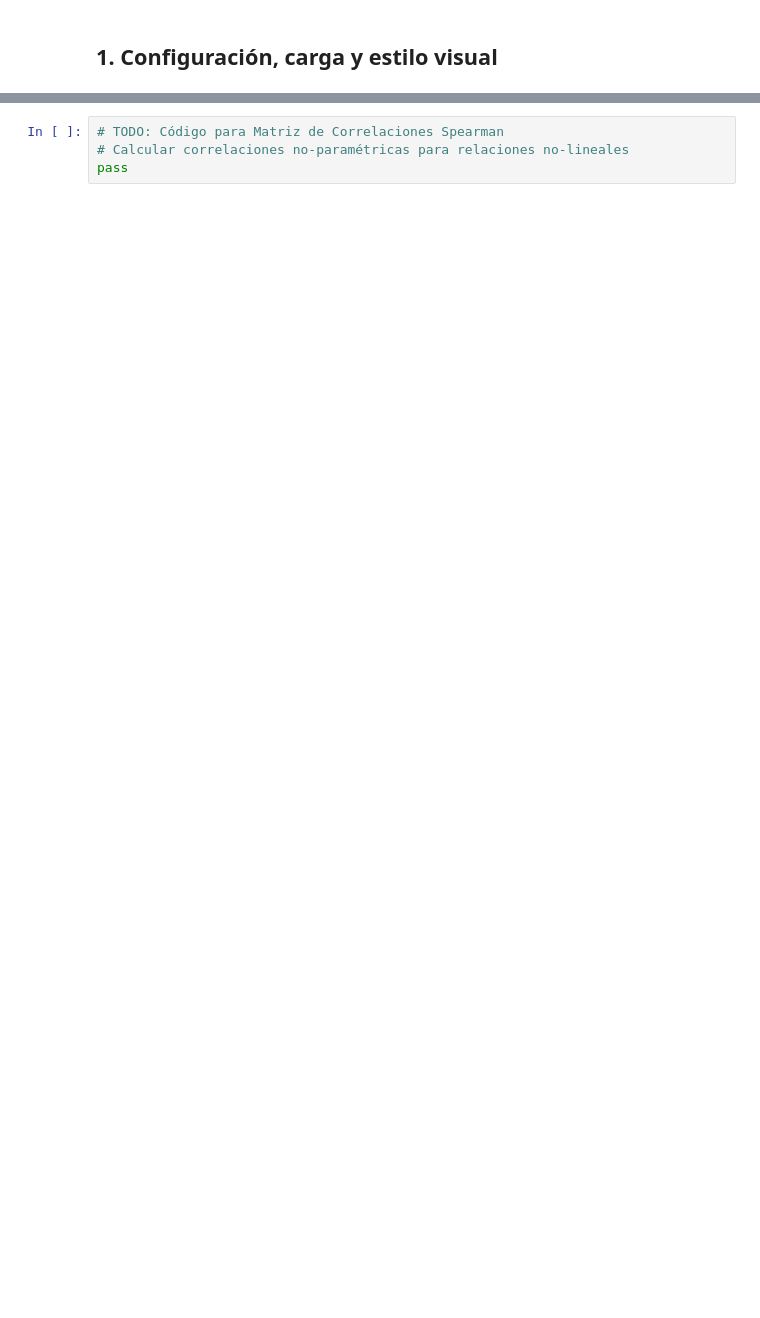
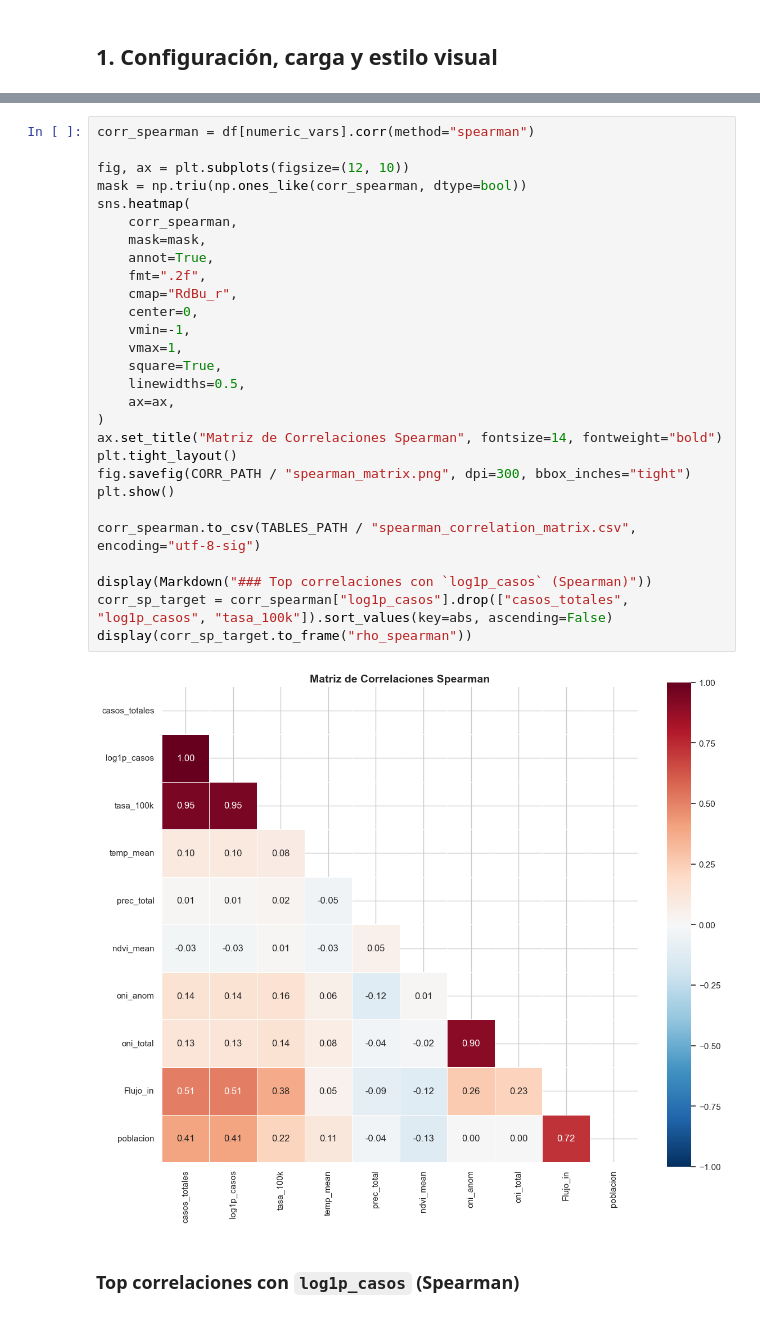
Before and after one commit to Camil0MV/colombia-dengue-data-analysis, a Jupyter notebook: notebooks/02_eda_multivariate.ipynb, the cells around one changed output, grey strips where cells are left out. Cells and saved outputs as stored; diff of their text form; blank space fills up the shorter version.

```diff
--- a/notebooks/02_eda_multivariate.ipynb
+++ b/notebooks/02_eda_multivariate.ipynb
@@ -57,4 +139,31 @@ Calcular correlaciones no-paramétricas para relaciones no-lineales
 # %%
-# TODO: Código para Matriz de Correlaciones Spearman
-# Calcular correlaciones no-paramétricas para relaciones no-lineales
-pass
+corr_spearman = df[numeric_vars].corr(method="spearman")
+
+fig, ax = plt.subplots(figsize=(12, 10))
+mask = np.triu(np.ones_like(corr_spearman, dtype=bool))
+sns.heatmap(
+    corr_spearman,
+    mask=mask,
+    annot=True,
+    fmt=".2f",
+    cmap="RdBu_r",
+    center=0,
+    vmin=-1,
+    vmax=1,
+    square=True,
+    linewidths=0.5,
+    ax=ax,
+)
+ax.set_title("Matriz de Correlaciones Spearman", fontsize=14, fontweight="bold")
+plt.tight_layout()
+fig.savefig(CORR_PATH / "spearman_matrix.png", dpi=300, bbox_inches="tight")
+plt.show()
+
+corr_spearman.to_csv(TABLES_PATH / "spearman_correlation_matrix.csv", encoding="utf-8-sig")
+
+display(Markdown("### Top correlaciones con `log1p_casos` (Spearman)"))
+corr_sp_target = corr_spearman["log1p_casos"].drop(["casos_totales", "log1p_casos", "tasa_100k"]).sort_values(key=abs, ascending=False)
+display(corr_sp_target.to_frame("rho_spearman"))
+# %% [output]
+[figure, added]
+### Top correlaciones con `log1p_casos` (Spearman)
```
Also changed, not shown: parts of 29 cells of this notebook, 29 other files.
